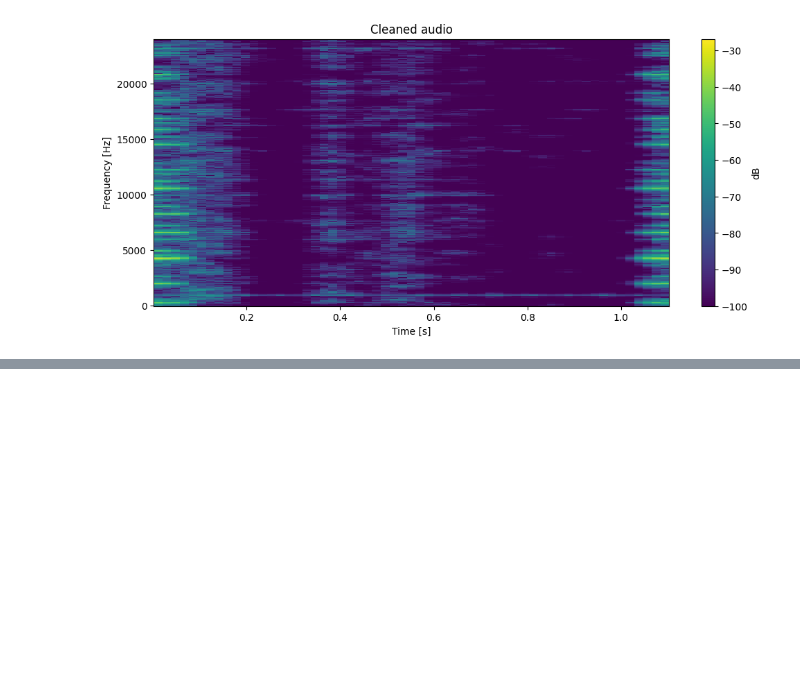
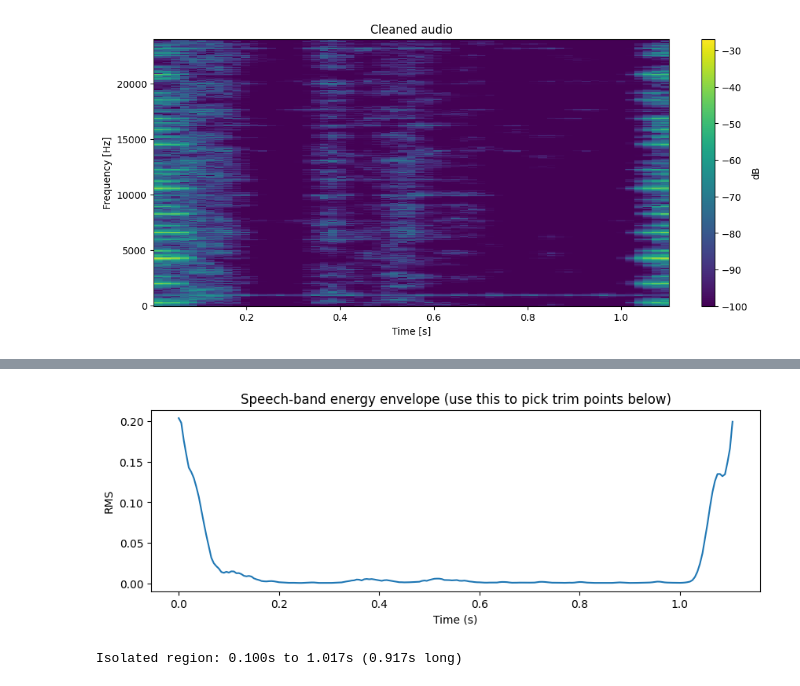
Before and after one commit to NeSma237/task-5-MIA, a Jupyter notebook: notebookb618daac32.ipynb, the cells around one changed output, grey strips where cells are left out. Saved outputs shown, nothing was run; the diff lists cells and outputs as text; code cells hidden in the pictures; blank space fills up the shorter version.

```diff
--- a/notebookb618daac32.ipynb
+++ b/notebookb618daac32.ipynb
@@ -136,3 +159,32 @@ from IPython.display import Audio
 Audio('final_cleaned_audio.wav')
 # %% [output]
 [interactive output not drawn]
+# %%
+# --- Isolate the real speech region and fix the normalization ---
+sos_speech = signal.butter(6, [200, 4000], btype='band', fs=sr, output='sos')
+speech_bp = signal.sosfiltfilt(sos_speech, reduced)
+
+frame = int(0.01*sr); hop = int(0.005*sr)
+env = np.array([np.sqrt(np.mean(speech_bp[i:i+frame]**2))
+                for i in range(0, len(speech_bp)-frame, hop)])
+env_times = np.arange(len(env)) * hop / sr
+
+plt.figure(figsize=(10,3))
+plt.plot(env_times, env)
+plt.title('Speech-band energy envelope (use this to pick trim points below)')
+plt.xlabel('Time (s)'); plt.ylabel('RMS')
+plt.show()
+
+# Adjust these two numbers after looking at the plot above and/or the
+# spectrogram from Step 4 -- cut off the loud symmetric edge ringing,
+# keep everything that looks like genuine, time-varying activity.
+trim_start = 0.10   # seconds
+trim_end   = len(reduced)/sr - 0.10  # seconds
+
+word_region = reduced[int(trim_start*sr):int(trim_end*sr)]
+word_region = word_region / (np.max(np.abs(word_region)) + 1e-9) * 0.95
+print(f'Isolated region: {trim_start:.3f}s to {trim_end:.3f}s '
+      f'({len(word_region)/sr:.3f}s long)')
+# %% [output]
+[figure, added]
+Isolated region: 0.100s to 1.017s (0.917s long)
```
Also changed, not shown: parts of 10 cells of this notebook.
